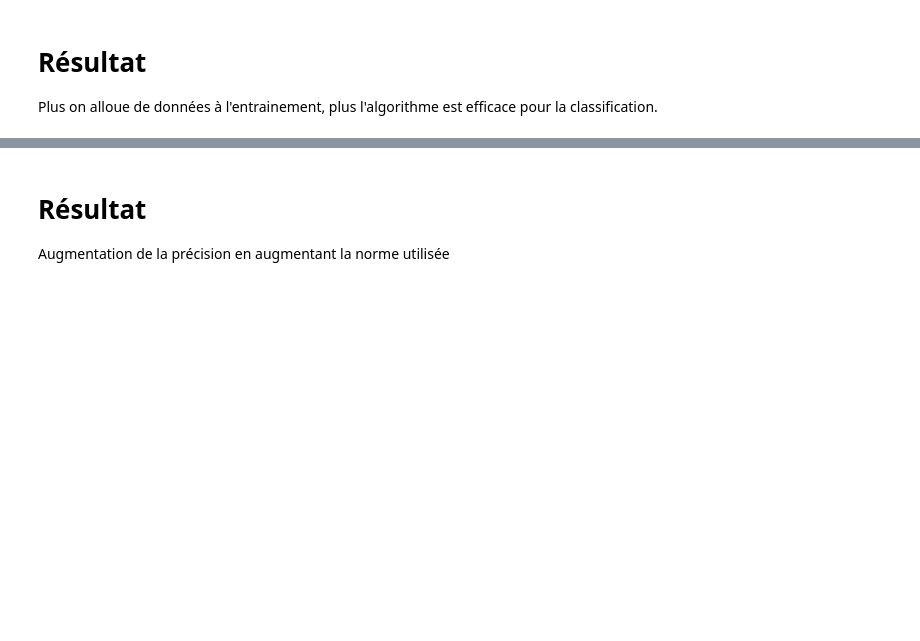
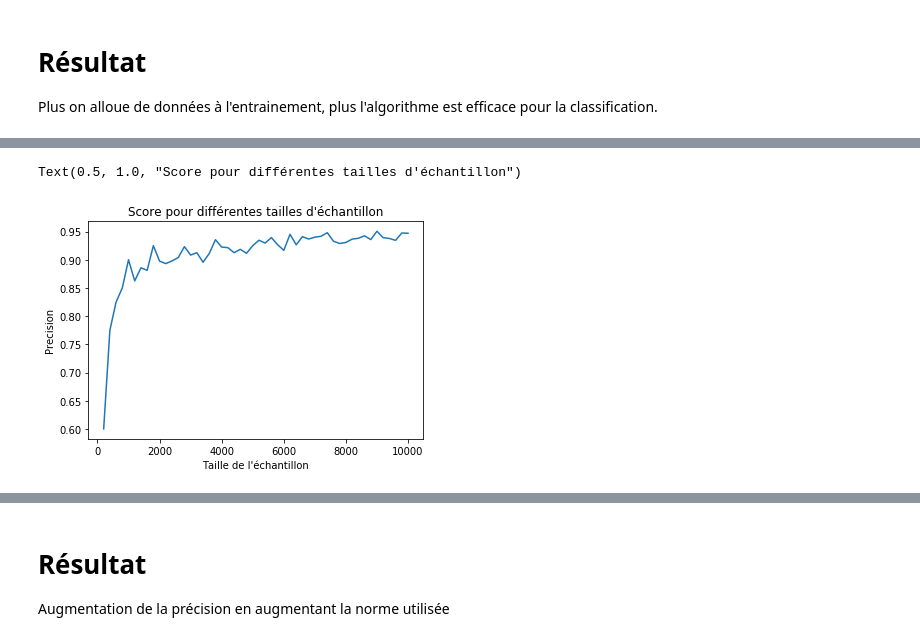
Before and after one commit to pierremrg/apprentissage, a Jupyter notebook: TP1_prog2.ipynb, the cells around one changed output, grey strips where cells are left out. Cells and saved outputs as stored; diff of their text form; code cells hidden in the pictures; blank space fills up the shorter version.

```diff
--- a/TP1_prog2.ipynb
+++ b/TP1_prog2.ipynb
@@ -171,0 +258,9 @@ Plus on alloue de données à l'entrainement, plus l'algorithme est efficace pou
+# %%
+plt.plot([x for x in sizes], scores_size)
+
+plt.xlabel("Taille de l'échantillon")
+plt.ylabel("Precision")
+plt.title("Score pour différentes tailles d'échantillon")
+# %% [output]
+Text(0.5, 1.0, "Score pour différentes tailles d'échantillon")
+[figure, added]
```
Also changed, not shown: parts of 12 cells of this notebook.
